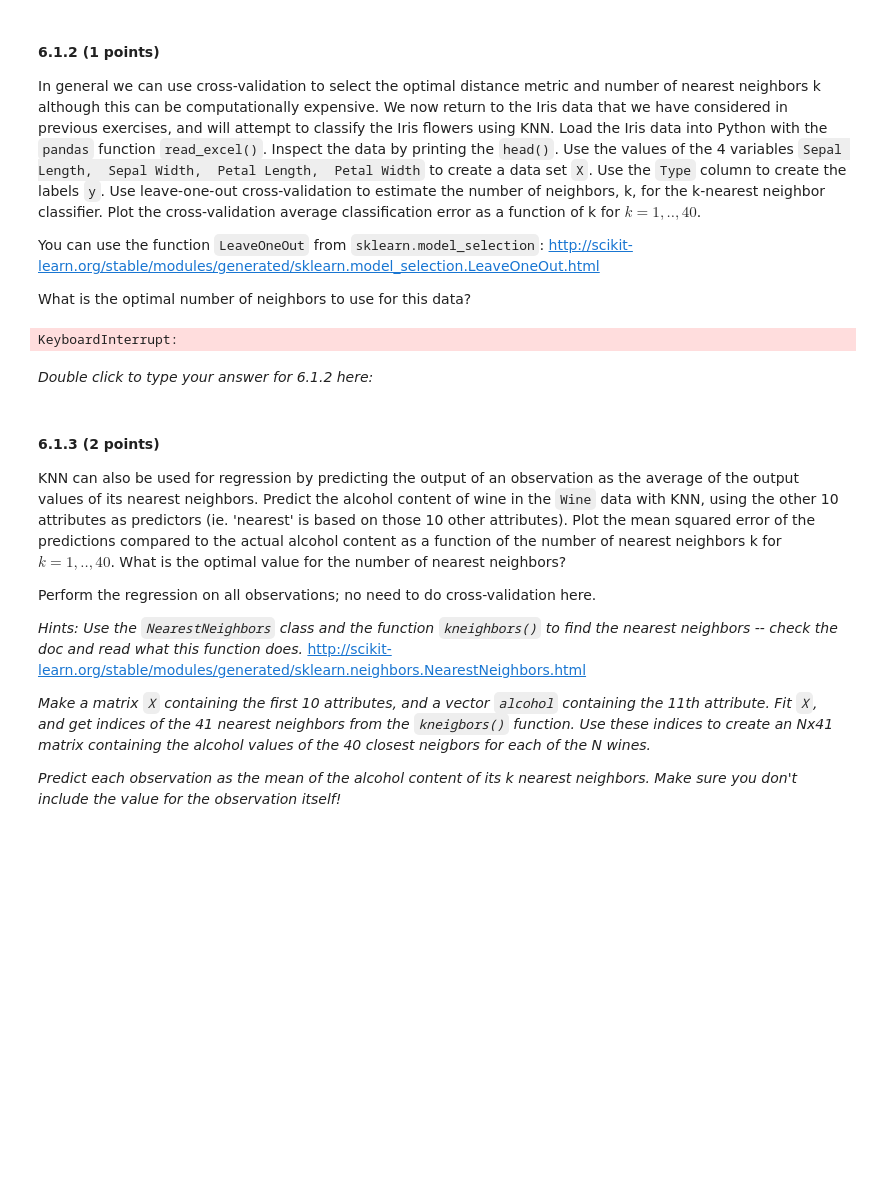
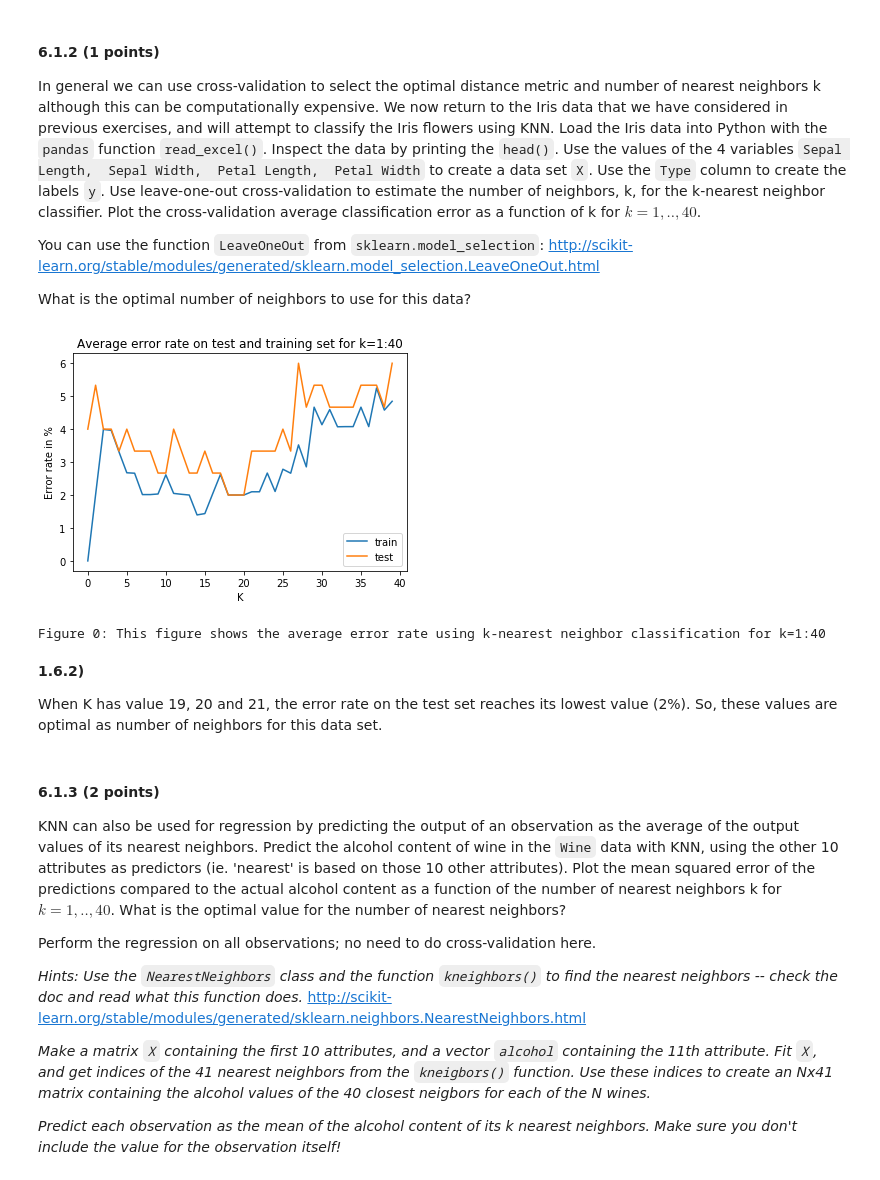
Before and after one commit to LennartPNL/DataMiningAssignments, a Jupyter notebook: Assignment_6/Assignment_6.ipynb, the cells around one changed output. Saved outputs shown, nothing was run; the diff lists cells and outputs as text; code cells hidden in the pictures; blank space fills up the shorter version.

```diff
--- a/Assignment_6/Assignment_6.ipynb
+++ b/Assignment_6/Assignment_6.ipynb
@@ -271,6 +271,9 @@ loo_averages_test = []
 
 for k in range(1, 41):
 
+    loo_error_train = []
+    loo_error_test = []
+
     for train_index, test_index in loo.split(X):
         X_train, X_test = X.iloc[train_index], X.iloc[test_index]
         y_train, y_test = y.iloc[train_index], y.iloc[test_index]
@@ -281,17 +284,33 @@ for k in range(1, 41):
         train_predictions = neigh.predict(X_train)
         test_predictions = neigh.predict(X_test)
 
-        train_error = (np.sum(train_predictions != y_train) / len(train_predictions))
-        test_error = (np.sum(test_predictions != y_test) / len(test_predictions))
+        train_error = ((np.sum(train_predictions != y_train) / len(train_predictions)) * 100)
+        test_error = ((np.sum(test_predictions != y_test) / len(test_predictions)) * 100)
 
-        loo_averages_train.append(train_error)
-        loo_averages_test.append(train_error)
+        loo_error_train.append(train_error)
+        loo_error_test.append(test_error)
 
     k_number.append(k)
+    loo_averages_train.append(sum(loo_error_train)/len(loo_error_train))
+    loo_averages_test.append(sum(loo_error_test)/len(loo_error_test))
-# %% [output]
-KeyboardInterrupt:
-# %% [markdown]
-*Double click to type your answer for 6.1.2 here:*
+# %%
+plt.plot(loo_averages_train, label='train')
+plt.plot(loo_averages_test, label='test')
+plt.title("Average error rate on test and training set for k=1:40")
+plt.xlabel("K")
+plt.ylabel("Error rate in %")
+
+plt.legend()
+plt.show()
+
+print("Figure {}: This figure shows the average error rate using k-nearest neighbor classification for k=1:40".format(figure_counter))
+# %% [output]
+[figure, added]
+Figure 0: This figure shows the average error rate using k-nearest neighbor classification for k=1:40
+# %% [markdown]
+<b>1.6.2)</b>
+
+When K has value 19, 20 and 21, the error rate on the test set reaches its lowest value (2%). So, these values are optimal as number of neighbors for this data set.
 # %% [markdown]
 #### 6.1.3 (2 points)
 
```
